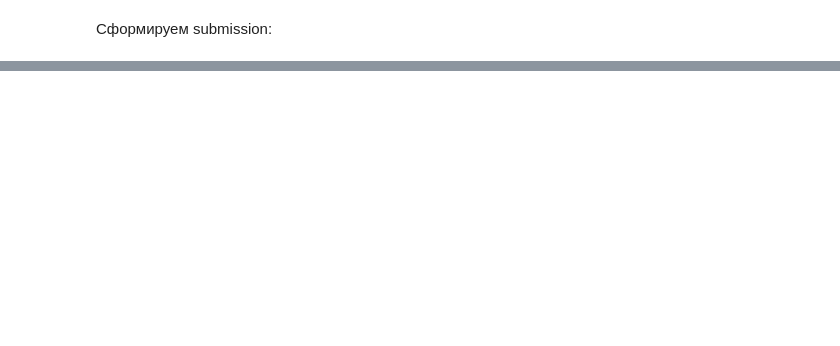
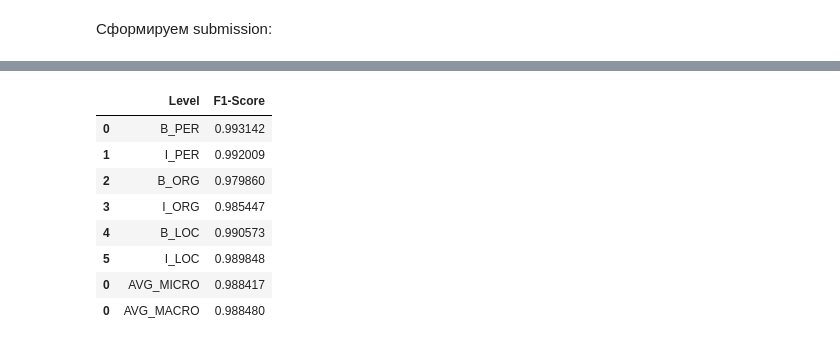
Before and after one commit to Valentin-Buchnev/NLP-mipt, a Jupyter notebook: hw2/solution.ipynb, the cells around one changed output, grey strips where cells are left out. Drawn from its saved outputs; the diff is of its cells as text; code cells hidden in the pictures; blank space fills up the shorter version.

```diff
--- a/hw2/solution.ipynb
+++ b/hw2/solution.ipynb
@@ -684,0 +840,12 @@ submission.to_csv('submission_BERT_BiLSTM_CRF_10_epochs.csv', index=False)
+# %%
+model.evaluate_performance(training)
+# %% [output]
+|  | Level | F1-Score |
+| 0 | B_PER | 0.993142 |
+| 1 | I_PER | 0.992009 |
+| 2 | B_ORG | 0.979860 |
+| 3 | I_ORG | 0.985447 |
+| 4 | B_LOC | 0.990573 |
+| 5 | I_LOC | 0.989848 |
+| 0 | AVG_MICRO | 0.988417 |
+| 0 | AVG_MACRO | 0.988480 |
```
Also changed, not shown: parts of 42 cells of this notebook.
